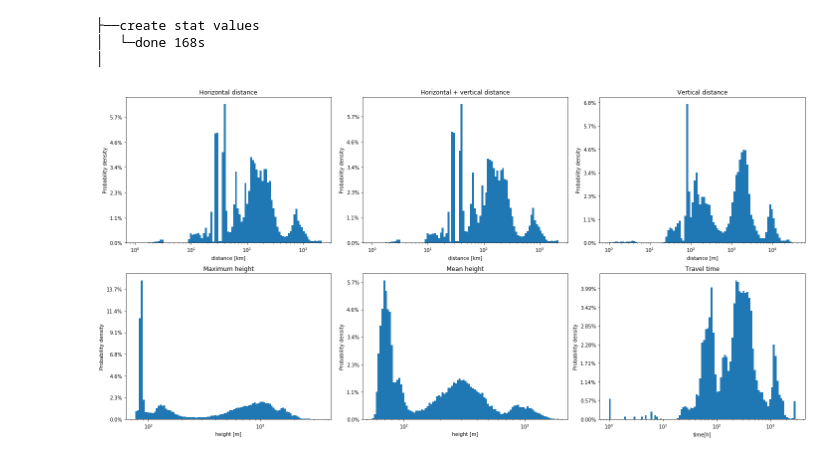
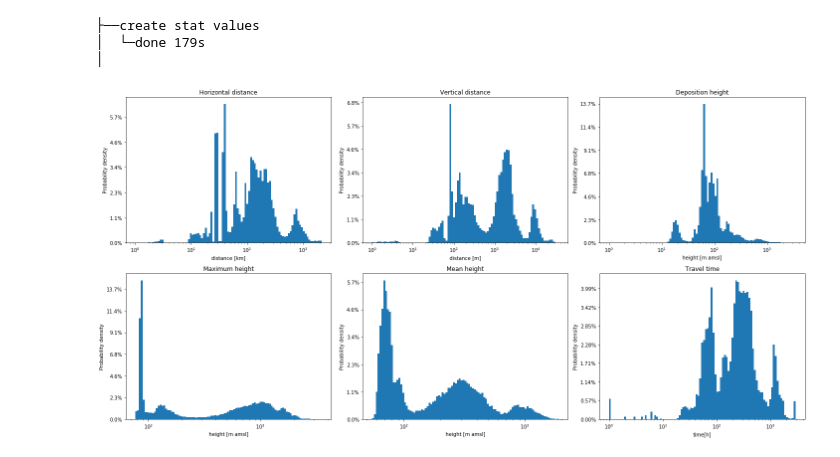
Before and after one commit to mttfst/traj-stats, a Jupyter notebook: traj-stat.ipynb, the cells around one changed output. Cells and saved outputs as stored; diff of their text form; code cells hidden in the pictures.

Commit message:
add depo_height

```diff
--- a/traj-stat.ipynb
+++ b/traj-stat.ipynb
@@ -298,6 +298,7 @@ st_max_height = np.zeros(len(traid))
 st_mean_height = np.zeros(len(traid))
 st_distance_2d = np.zeros(len(traid))
 st_distance_z = np.zeros(len(traid))
+st_depo_z = np.zeros(len(traid))
 st_time = np.zeros(len(traid))
 
 st_test = np.zeros(10000)
@@ -307,6 +308,7 @@ for nid in range(len(traid)):
     i=traid[nid]
     st_max_height[nid] = np.max(z[trastart[nid]:trastop[nid],i])
     st_mean_height[nid] = np.mean(z[trastart[nid]:trastop[nid],i])
+    st_depo_z[nid] = z[trastop[nid],i]
 
 
 
@@ -324,7 +326,7 @@ print('│  └─done '+str(int(time.time()-stime))+'s')
 print('│')
 # %% [output]
 ├──create stat values
-│  └─done 168s
+│  └─done 179s
 │
 # %%
 fig, ax = plt.subplots(2,3,figsize=(20,10),tight_layout=True)
@@ -334,40 +336,40 @@ fig, ax = plt.subplots(2,3,figsize=(20,10),tight_layout=True)
 # the histogram of the data
 
 num_bins=100
-var_names=[st_distance_2d/1000,st_distance_2d/1000+st_distance_z/1000,st_distance_z,st_max_height,st_mean_height,st_time]
-title_names=['Horizontal distance','Horizontal + vertical distance','Vertical distance','Maximum height','Mean height','Travel time']
-x_names=['distance [km]','distance [km]','distance [m]','height [m]','height [m]','time[h]']
+var_names=  [st_distance_2d/1000  ,st_distance_z      ,st_depo_z          ,st_max_height    ,st_mean_height   ,st_time]
+title_names=['Horizontal distance','Vertical distance','Deposition height','Maximum height' ,'Mean height'    ,'Travel time']
+x_names=    ['distance [km]'      ,'distance [m]'     ,'height [m amsl]'  ,'height [m amsl]','height [m amsl]','time[h]']
 
 i=0
 j=0
 for var,title,xname in zip(var_names,title_names,x_names):
     add=0.
     if np.min(var) == 0.:
         add=1.
     logbins=np.logspace(np.log10(np.min(var)+add),np.log10(np.max(var)), num_bins)
     n, bins, patches = ax[j,i].hist(var, bins=logbins)#, density=True)
     numhist=np.histogram(var, num_bins)
     ax[j,i].set_xscale("log")
     #ax[j,i].set_yscale("log")
     ax[j,i].set_title(title)
     #ax[j,i].set_ylim([0,sorted(numhist[0][:])[-2]+len(var)*0.007])
 #ax[1,0].text(numhist[1][1],sorted(numhist[0][:])[-2]+len(st_max_height)*0.0015,str(sorted(numhist[0][:])[-1]/len(st_max_height)*100)+'%')
     ax[j,i].yaxis.set_major_formatter(PercentFormatter(xmax=len(var)))
     ax[j,i].set_ylabel('Probability density')
     ax[j,i].set_xlabel(xname)
 #ax[1,0].set_xticks(numhist[1][0::4])
 #plt.setp(ax[1,0].xaxis.get_majorticklabels(), rotation=-40)
     i+=1
     if i>2:
         i=0
         j+=1
 
 # mea
 import datetime
 
 fname=datetime.datetime.now().strftime("%Y%m%d%H%M")+'.png'
 plt.tight_layout()
 plt.savefig(fname,dpi=500)
 plt.show()
 # %% [output]
-[figure, old version]
+[figure, new version]
```
Also changed, not shown: parts of 2 cells of this notebook, 1 other file.
